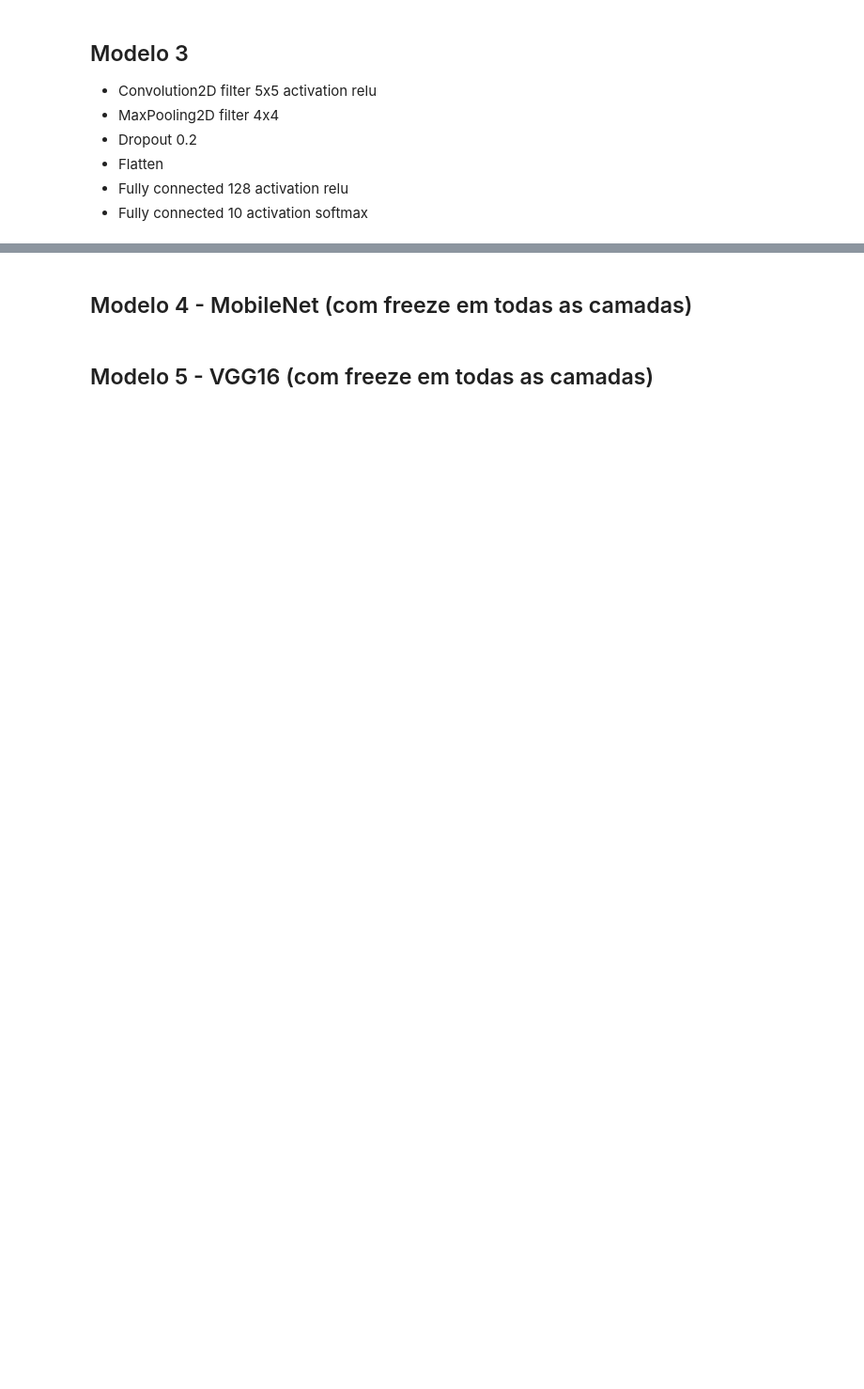
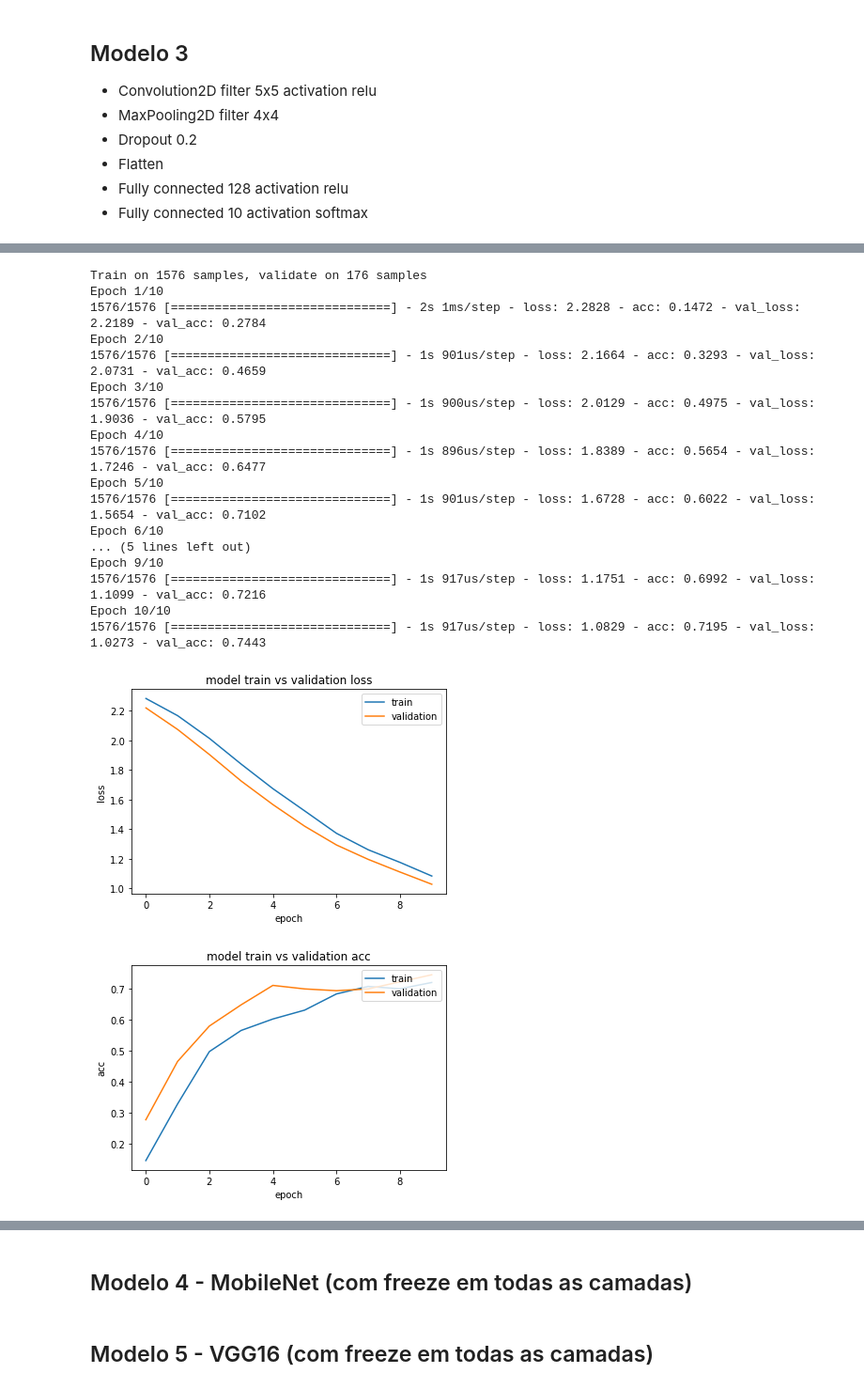
Before and after one commit to mdc2018-diggers/Sign-Language-Digits-Dataset, a Jupyter notebook: CNNs/ComparaModelos.ipynb, the cells around one changed output, grey strips where cells are left out. Shown at 94% size. Drawn from its saved outputs; the diff is of its cells as text; code cells hidden in the pictures; blank space fills up the shorter version.

```diff
--- a/CNNs/ComparaModelos.ipynb
+++ b/CNNs/ComparaModelos.ipynb
@@ -117,5 +250,26 @@ model_3.summary()
 # %%
-acertos = execute_model(model_3, expand_train_X, Y_train, expand_test_X, Y_test,
-                        validation_split, batch_size, cm_plot_labels,
-                        adam_lr, nb_epochs)
+%%time
+acertos, pred_3 = execute_model(model_3, expand_train_X, Y_train, expand_test_X, Y_test,
+                                validation_split, batch_size, cm_plot_labels,
+                                adam_lr, nb_epochs)
 resultados.append({'modelo': 'model_3', 'acertos': acertos})
+# %% [output]
+Train on 1576 samples, validate on 176 samples
+Epoch 1/10
+1576/1576 [==============================] - 2s 1ms/step - loss: 2.2828 - acc: 0.1472 - val_loss: 2.2189 - val_acc: 0.2784
+Epoch 2/10
+1576/1576 [==============================] - 1s 901us/step - loss: 2.1664 - acc: 0.3293 - val_loss: 2.0731 - val_acc: 0.4659
+Epoch 3/10
+1576/1576 [==============================] - 1s 900us/step - loss: 2.0129 - acc: 0.4975 - val_loss: 1.9036 - val_acc: 0.5795
+Epoch 4/10
+1576/1576 [==============================] - 1s 896us/step - loss: 1.8389 - acc: 0.5654 - val_loss: 1.7246 - val_acc: 0.6477
+Epoch 5/10
+1576/1576 [==============================] - 1s 901us/step - loss: 1.6728 - acc: 0.6022 - val_loss: 1.5654 - val_acc: 0.7102
+Epoch 6/10
+... (5 lines left out)
+Epoch 9/10
+1576/1576 [==============================] - 1s 917us/step - loss: 1.1751 - acc: 0.6992 - val_loss: 1.1099 - val_acc: 0.7216
+Epoch 10/10
+1576/1576 [==============================] - 1s 917us/step - loss: 1.0829 - acc: 0.7195 - val_loss: 1.0273 - val_acc: 0.7443
+[figure, added]
+[figure, added]
```
Also changed, not shown: parts of 7 cells of this notebook, 1 other file.
